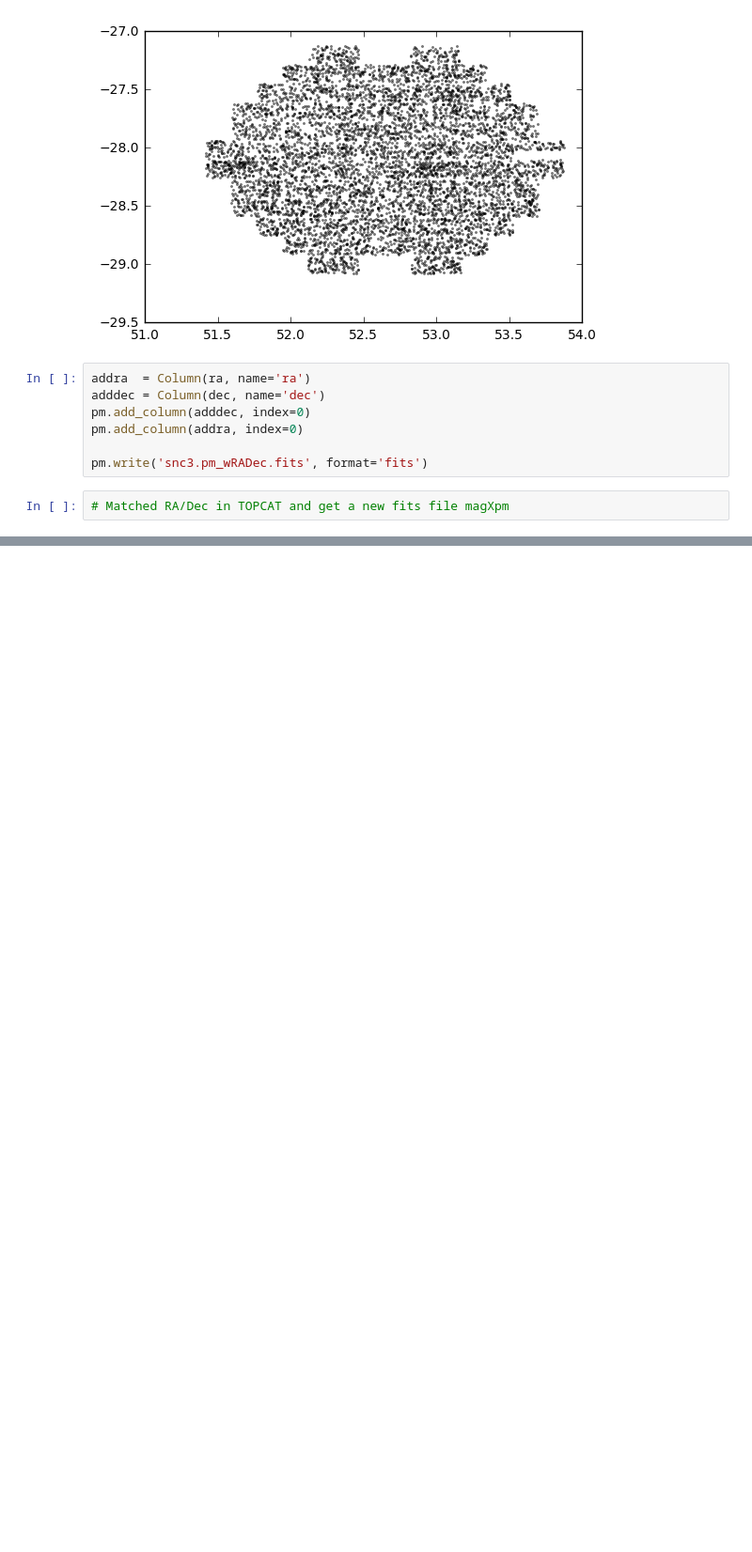
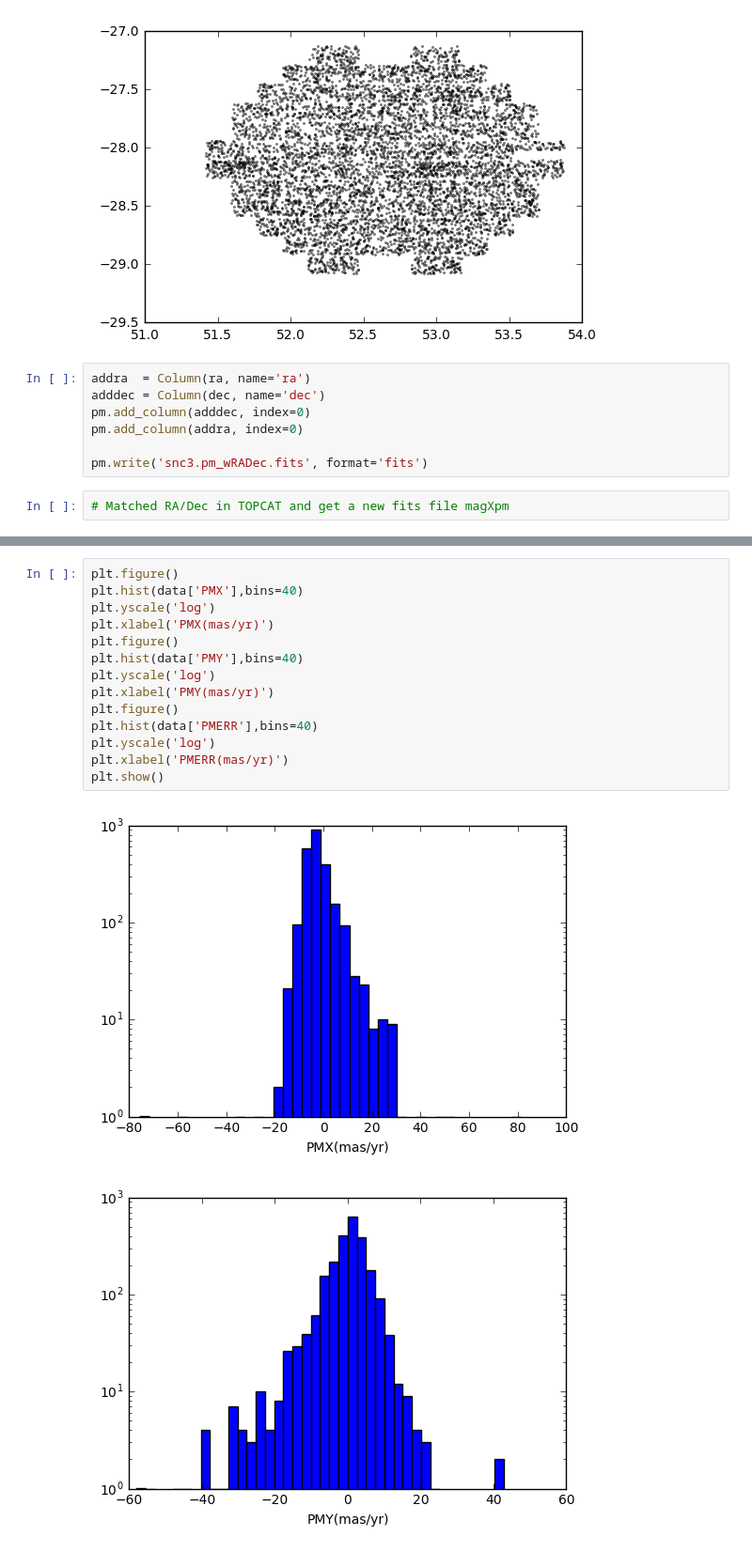
Before and after one commit to sazabi4/test, a Jupyter notebook: SNC3_RPMD.ipynb, the cells around one changed output, grey strips where cells are left out. Shown at 94% size. Drawn from its saved outputs; the diff is of its cells as text; blank space fills up the shorter version.

```diff
--- a/SNC3_RPMD.ipynb
+++ b/SNC3_RPMD.ipynb
@@ -48,0 +74,17 @@ plt.show()
+# %%
+plt.figure()
+plt.hist(data['PMX'],bins=40)
+plt.yscale('log')
+plt.xlabel('PMX(mas/yr)')
+plt.figure()
+plt.hist(data['PMY'],bins=40)
+plt.yscale('log')
+plt.xlabel('PMY(mas/yr)')
+plt.figure()
+plt.hist(data['PMERR'],bins=40)
+plt.yscale('log')
+plt.xlabel('PMERR(mas/yr)')
+plt.show()
+# %% [output]
+[figure, added]
+[figure, added]
```
Also changed, not shown: parts of 5 cells of this notebook.
